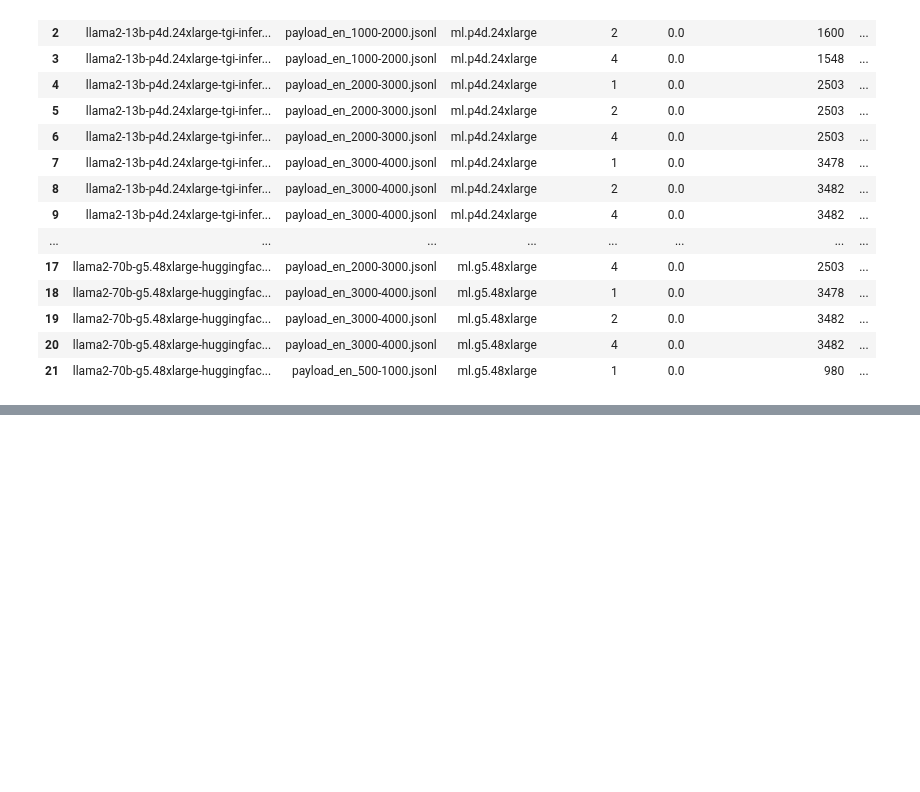
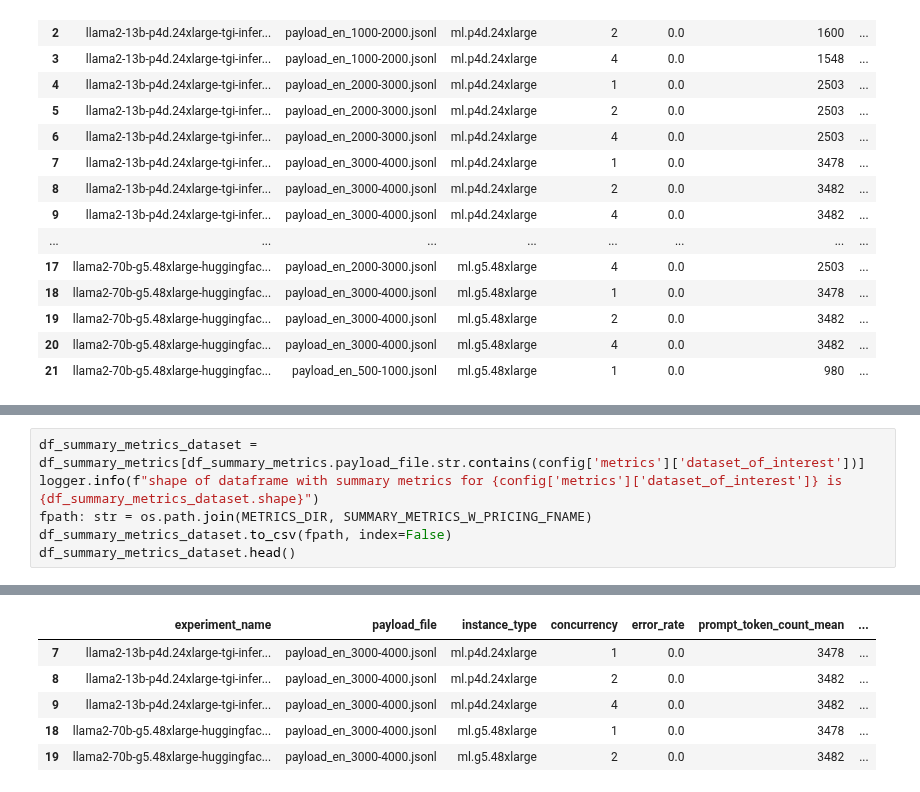
Before and after one commit to aws-samples/foundation-model-benchmarking-tool, a Jupyter notebook: 4_model_metric_analysis.ipynb, the cells around one changed output, grey strips where cells are left out. Drawn from its saved outputs; the diff is of its cells as text; blank space fills up the shorter version.

```diff
--- a/4_model_metric_analysis.ipynb
+++ b/4_model_metric_analysis.ipynb
@@ -339,0 +340,7 @@ logger.info(f"there are {len(df_summary_metrics_nz)} entries out of {len(df_summ
+# %%
+df_summary_metrics_dataset = df_summary_metrics[df_summary_metrics.payload_file.str.contains(config['metrics']['dataset_of_interest'])]
+logger.info(f"shape of dataframe with summary metrics for {config['metrics']['dataset_of_interest']} is {df_summary_metrics_dataset.shape}")
+fpath: str = os.path.join(METRICS_DIR, SUMMARY_METRICS_W_PRICING_FNAME)
+df_summary_metrics_dataset.to_csv(fpath, index=False)
+df_summary_metrics_dataset.head()
+# %% [output]
@@ -339,0 +348,6 @@ logger.info(f"there are {len(df_summary_metrics_nz)} entries out of {len(df_summ
+|  | experiment_name | payload_file | instance_type | concurrency | error_rate | prompt_token_count_mean | ... |
+| 7 | llama2-13b-p4d.24xlarge-tgi-infer... | payload_en_3000-4000.jsonl | ml.p4d.24xlarge | 1 | 0.0 | 3478 | ... |
+| 8 | llama2-13b-p4d.24xlarge-tgi-infer... | payload_en_3000-4000.jsonl | ml.p4d.24xlarge | 2 | 0.0 | 3482 | ... |
+| 9 | llama2-13b-p4d.24xlarge-tgi-infer... | payload_en_3000-4000.jsonl | ml.p4d.24xlarge | 4 | 0.0 | 3482 | ... |
+| 18 | llama2-70b-g5.48xlarge-huggingfac... | payload_en_3000-4000.jsonl | ml.g5.48xlarge | 1 | 0.0 | 3478 | ... |
+| 19 | llama2-70b-g5.48xlarge-huggingfac... | payload_en_3000-4000.jsonl | ml.g5.48xlarge | 2 | 0.0 | 3482 | ... |
```
Also changed, not shown: parts of 18 cells of this notebook, 21 other files.
